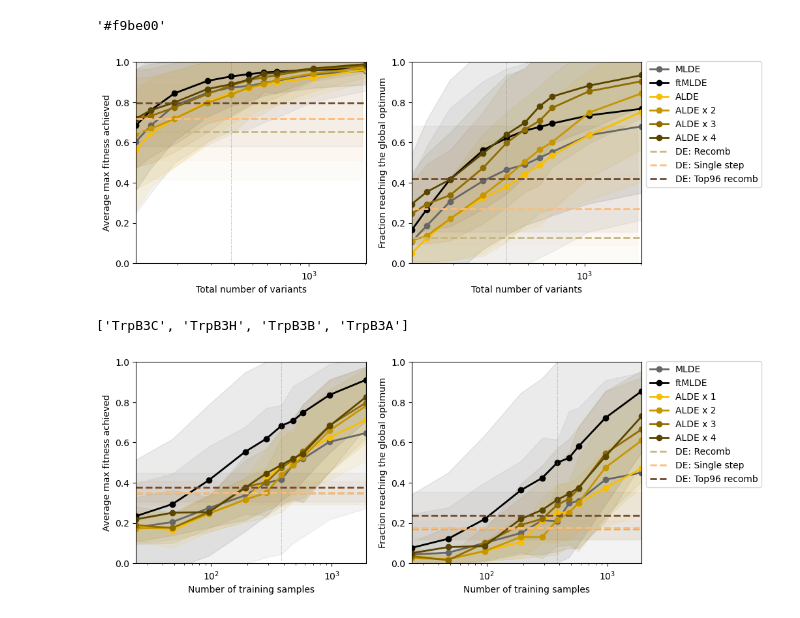
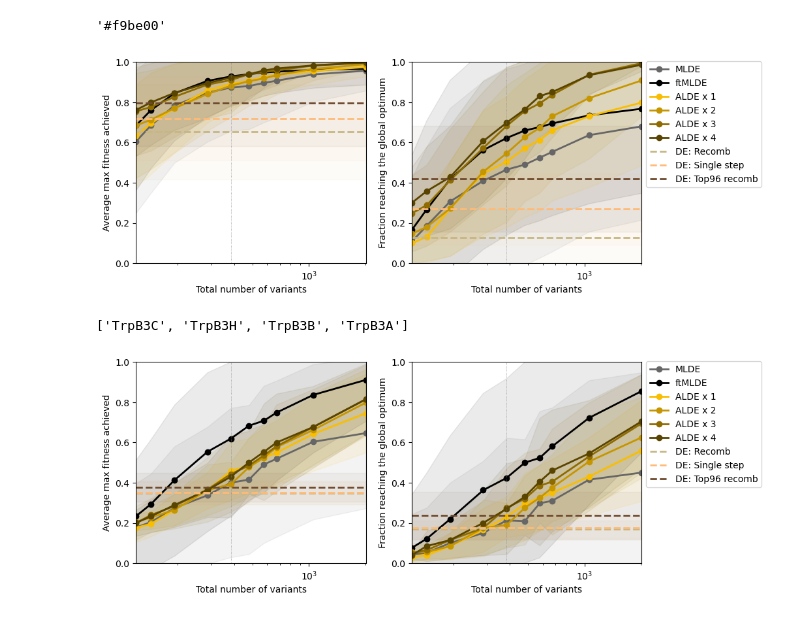
Before and after one commit to fhalab/SSMuLA, a Jupyter notebook: sandbox/fig_cleanup/fig2a.ipynb, the cells around one changed output. Saved outputs shown, nothing was run; the diff lists cells and outputs as text; code cells hidden in the pictures.

```diff
--- a/sandbox/fig_cleanup/fig2a.ipynb
+++ b/sandbox/fig_cleanup/fig2a.ipynb
@@ -144,2 +160,0 @@ alde_df
-# %%
-avg_mlde_df_dict["ALDE"] = alde_df
@@ -342,3 +161,7 @@ PRESENTATION_PALETTE_SATURATE["green"], PRESENTATION_PALETTE_SATURATE["blue"]
+# %%
+for eq_n in [1, 2, 3, 4]:
+
+    avg_mlde_df_dict[f"ALDE x {eq_n}"] = aggregate_alde_df(eq_n, active_lib_list, alde_model = "DNN Ensemble")
 # %%
 PRESENTATION_PALETTE_SATURATE["blue1"] = "#88c0d0ff"
 PRESENTATION_PALETTE_SATURATE["blue2"] = "#4bacc6ff"
@@ -382,7 +205,7 @@ for ax, mlde_metric, de_metric, y_label in zip(
     ["Average max fitness achieved", "Fraction reaching the global optimum"],
 ):
 
-    for i, (mlde_opts) in enumerate(["MLDE", "Average ftMLDE", "ALDE", "ALDE x 2", "ALDE x 3", "ALDE x 4"]):
+    for i, (mlde_opts) in enumerate(["MLDE", "Average ftMLDE", "ALDE x 1", "ALDE x 2", "ALDE x 3", "ALDE x 4"]):
         mlde_df = avg_mlde_df_dict[mlde_opts]
         # if i == 0:
         #     label_app = "Vanilla "
@@ -420,7 +243,7 @@ for ax, mlde_metric, de_metric, y_label in zip(
             linewidth=2,
         )
         ax.fill_between(
-            N_SAMPLE_LIST,
+            TOTAL_N_LIST, # N_SAMPLE_LIST,
             de_avg.loc[de, f"{de_metric}_mean"] - de_avg.loc[de, f"{de_metric}_std"],
             de_avg.loc[de, f"{de_metric}_mean"] + de_avg.loc[de, f"{de_metric}_std"],
             color=DE_COLORS[de],
@@ -451,7 +274,7 @@ for ax, mlde_metric, de_metric, y_label in zip(
 #     "(ft)MLDE vs DE Performance Across 10 Landscapes", fontsize=12, fontweight="bold", y=0.95
 # )
 # %% [output]
-[figure, old version]
+[figure, new version]
 # %%
 non_active_libs
 # %% [output]
@@ -537,7 +315,7 @@ def aggregate_alde_df(eq_n, lib_list):
 # %%
 for eq_n in [1, 2, 3, 4]:
 
-    avg_mlde_nonactive_df_dict[f"ALDE x {eq_n}"] = aggregate_alde_df(eq_n, non_active_libs)
+    avg_mlde_nonactive_df_dict[f"ALDE x {eq_n}"] = aggregate_alde_df(eq_n, non_active_libs, alde_model = "DNN Ensemble")
 # %%
 # for avg cross number of samples
 n_top = 96
@@ -562,7 +340,7 @@ for ax, mlde_metric, de_metric, y_label in zip(
 
         ax.plot(
             # mlde_df.index,
-            mlde_df["n_sample"],
+            TOTAL_N_LIST, # mlde_df["n_sample"],
             mlde_df[f"{mlde_metric}_mean"],
             # label=label_app+mlde_opts,
             label=mlde_opts.replace("Average ", ""),
@@ -573,7 +351,7 @@ for ax, mlde_metric, de_metric, y_label in zip(
         )
         ax.fill_between(
             # mlde_df.index,
-            mlde_df["n_sample"],
+            TOTAL_N_LIST, # mlde_df["n_sample"],
             mlde_df[f"{mlde_metric}_mean"] - mlde_df[f"{mlde_metric}_std"],
             mlde_df[f"{mlde_metric}_mean"] + mlde_df[f"{mlde_metric}_std"],
             color=PRESENTATION_PALETTE_SATURATE[mlde_color_list[i]],
@@ -589,34 +367,35 @@ for ax, mlde_metric, de_metric, y_label in zip(
             linewidth=2,
         )
         ax.fill_between(
-            N_SAMPLE_LIST,
+            TOTAL_N_LIST, # N_SAMPLE_LIST,
             de_non_active_avg.loc[de, f"{de_metric}_mean"] - de_non_active_avg.loc[de, f"{de_metric}_std"],
             de_non_active_avg.loc[de, f"{de_metric}_mean"] + de_non_active_avg.loc[de, f"{de_metric}_std"],
             color=DE_COLORS[de],
             alpha=0.05,
         )
 
     # add vline
     ax.axvline(
         n_corr,
         color="gray",
         linewidth=0.5,
         linestyle="dotted"
     )
 
-    ax.set_xlim(N_SAMPLE_LIST[0], N_SAMPLE_LIST[-1])
+    # ax.set_xlim(N_SAMPLE_LIST[0], N_SAMPLE_LIST[-1])
+    ax.set_xlim(TOTAL_N_LIST[0], TOTAL_N_LIST[-1])
     ax.set_ylim(0, 1.0)
 
     ax.set_xscale("log")
-    ax.set_xlabel("Number of training samples")
+    ax.set_xlabel("Total number of variants")
     ax.set_ylabel(y_label)
 
 
     if ax == axes[1]:
         ax.legend(loc="upper left", bbox_to_anchor=(1, 1.025))
 
 # fig.suptitle(
 #     "(ft)MLDE vs DE Performance Across 10 Landscapes", fontsize=12, fontweight="bold", y=0.95
 # )
 # %% [output]
-[figure, old version]
+[figure, new version]
```
Also changed, not shown: parts of 11 cells of this notebook, 9 other files.
